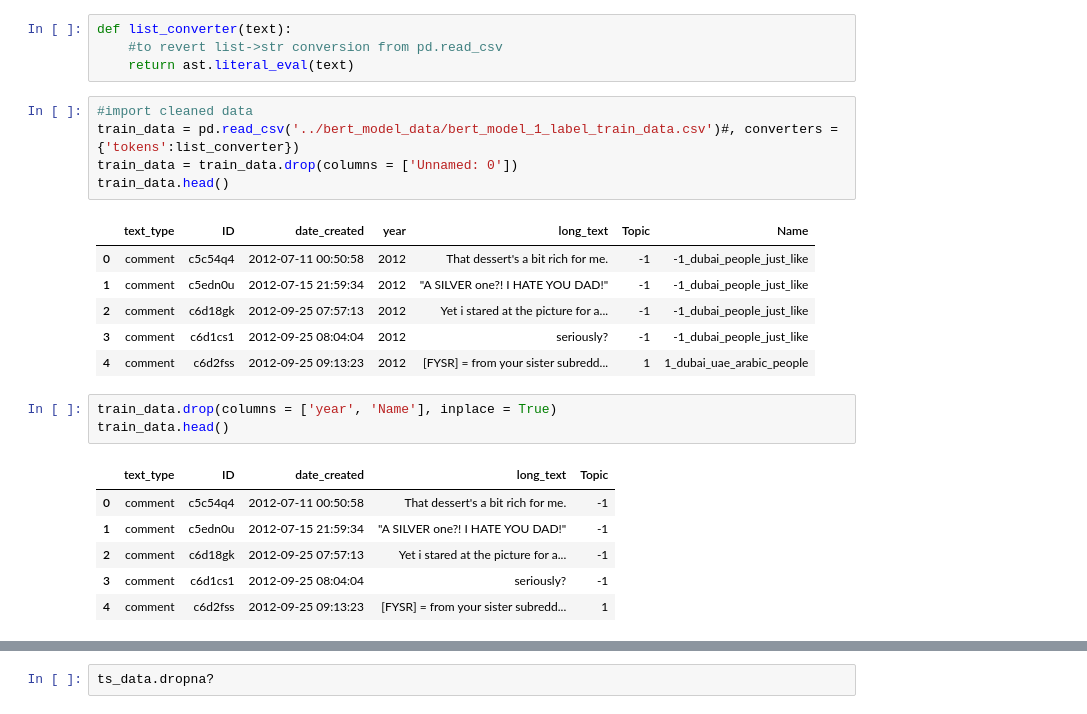
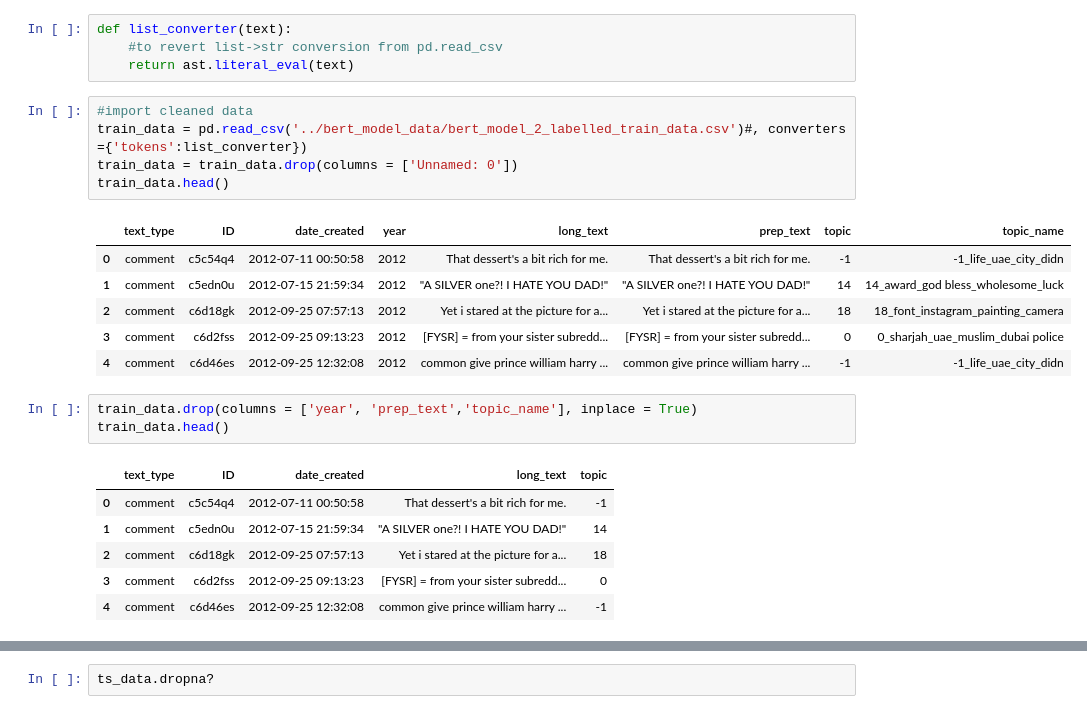
Before and after one commit to luisanomayo/MSc_Thesis_NLP_topic_modelling, a Jupyter notebook: timeseries_analysis/time_series_analysis.ipynb, the cells around one changed output, grey strips where cells are left out. Drawn from its saved outputs; the diff is of its cells as text.

```diff
--- a/timeseries_analysis/time_series_analysis.ipynb
+++ b/timeseries_analysis/time_series_analysis.ipynb
@@ -75,26 +79,26 @@ def list_converter(text):
     return ast.literal_eval(text)
 # %%
 #import cleaned data
-train_data = pd.read_csv('../bert_model_data/bert_model_1_label_train_data.csv')#, converters ={'tokens':list_converter})
+train_data = pd.read_csv('../bert_model_data/bert_model_2_labelled_train_data.csv')#, converters ={'tokens':list_converter})
 train_data = train_data.drop(columns = ['Unnamed: 0'])
 train_data.head()
 # %% [output]
-|  | text_type | ID | date_created | year | long_text | Topic | Name |
-| 0 | comment | c5c54q4 | 2012-07-11 00:50:58 | 2012 | That dessert's a bit rich for me. | -1 | -1_dubai_people_just_like |
-| 1 | comment | c5edn0u | 2012-07-15 21:59:34 | 2012 | "A SILVER one?! I HATE YOU DAD!" | -1 | -1_dubai_people_just_like |
-| 2 | comment | c6d18gk | 2012-09-25 07:57:13 | 2012 | Yet i stared at the picture for a... | -1 | -1_dubai_people_just_like |
-| 3 | comment | c6d1cs1 | 2012-09-25 08:04:04 | 2012 | seriously? | -1 | -1_dubai_people_just_like |
-| 4 | comment | c6d2fss | 2012-09-25 09:13:23 | 2012 | [FYSR] = from your sister subredd... | 1 | 1_dubai_uae_arabic_people |
+|  | text_type | ID | date_created | year | long_text | prep_text | topic | topic_name |
+| 0 | comment | c5c54q4 | 2012-07-11 00:50:58 | 2012 | That dessert's a bit rich for me. | That dessert's a bit rich for me. | -1 | -1_life_uae_city_didn |
+| 1 | comment | c5edn0u | 2012-07-15 21:59:34 | 2012 | "A SILVER one?! I HATE YOU DAD!" | "A SILVER one?! I HATE YOU DAD!" | 14 | 14_award_god bless_wholesome_luck |
+| 2 | comment | c6d18gk | 2012-09-25 07:57:13 | 2012 | Yet i stared at the picture for a... | Yet i stared at the picture for a... | 18 | 18_font_instagram_painting_camera |
+| 3 | comment | c6d2fss | 2012-09-25 09:13:23 | 2012 | [FYSR] = from your sister subredd... | [FYSR] = from your sister subredd... | 0 | 0_sharjah_uae_muslim_dubai police |
+| 4 | comment | c6d46es | 2012-09-25 12:32:08 | 2012 | common give prince william harry ... | common give prince william harry ... | -1 | -1_life_uae_city_didn |
 # %%
-train_data.drop(columns = ['year', 'Name'], inplace = True)
+train_data.drop(columns = ['year', 'prep_text','topic_name'], inplace = True)
 train_data.head()
 # %% [output]
-|  | text_type | ID | date_created | long_text | Topic |
+|  | text_type | ID | date_created | long_text | topic |
 | 0 | comment | c5c54q4 | 2012-07-11 00:50:58 | That dessert's a bit rich for me. | -1 |
-| 1 | comment | c5edn0u | 2012-07-15 21:59:34 | "A SILVER one?! I HATE YOU DAD!" | -1 |
-| 2 | comment | c6d18gk | 2012-09-25 07:57:13 | Yet i stared at the picture for a... | -1 |
-| 3 | comment | c6d1cs1 | 2012-09-25 08:04:04 | seriously? | -1 |
-| 4 | comment | c6d2fss | 2012-09-25 09:13:23 | [FYSR] = from your sister subredd... | 1 |
+| 1 | comment | c5edn0u | 2012-07-15 21:59:34 | "A SILVER one?! I HATE YOU DAD!" | 14 |
+| 2 | comment | c6d18gk | 2012-09-25 07:57:13 | Yet i stared at the picture for a... | 18 |
+| 3 | comment | c6d2fss | 2012-09-25 09:13:23 | [FYSR] = from your sister subredd... | 0 |
+| 4 | comment | c6d46es | 2012-09-25 12:32:08 | common give prince william harry ... | -1 |
 # %%
 train_data.info()
 # %% [output]
```
Also changed, not shown: parts of 54 cells of this notebook.
